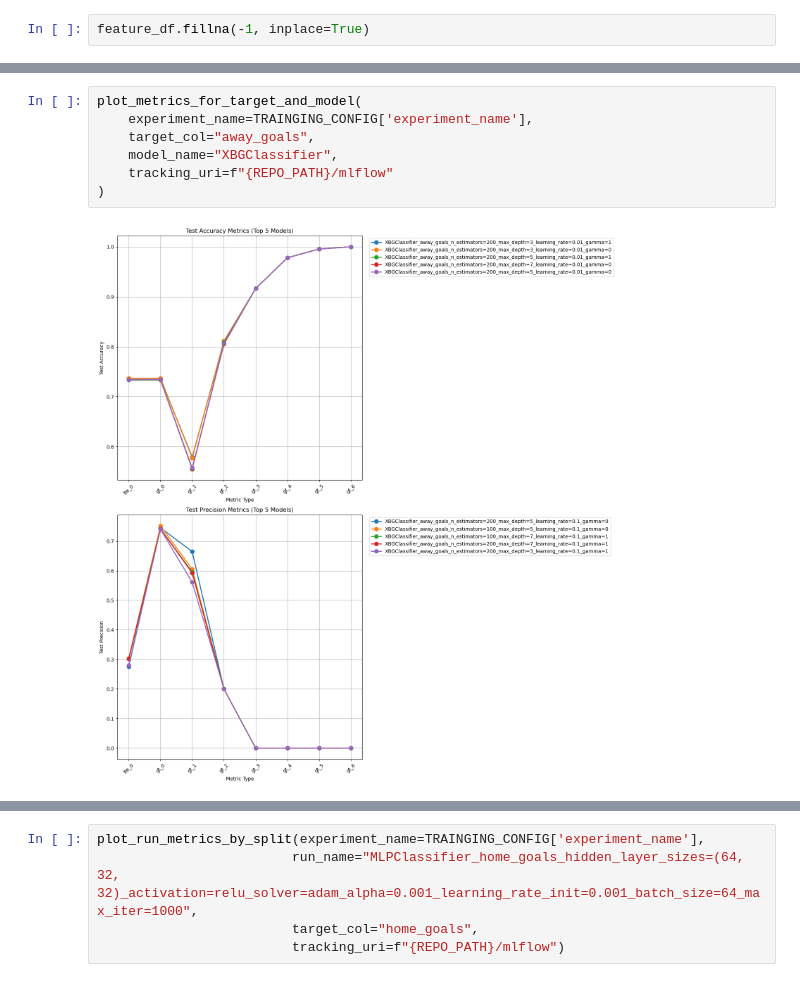
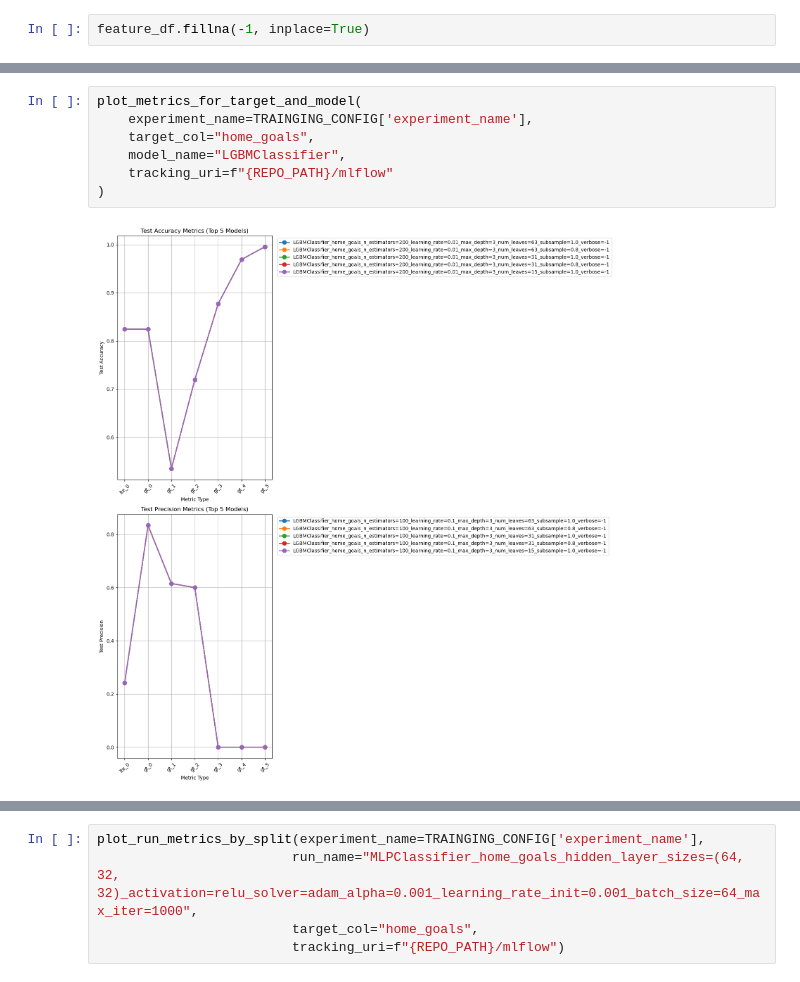
Before and after one commit to 1111111huang/betbot, a Jupyter notebook: notebooks/modeling/baseline.ipynb, the cells around one changed output, grey strips where cells are left out. Saved outputs shown, nothing was run; the diff lists cells and outputs as text.

```diff
--- a/notebooks/modeling/baseline.ipynb
+++ b/notebooks/modeling/baseline.ipynb
@@ -102,12 +102,12 @@ Logged cross-validation metrics for away_goals with params: {'n_estimators': 200
 # %%
 plot_metrics_for_target_and_model(
     experiment_name=TRAINGING_CONFIG['experiment_name'],
-    target_col="away_goals",
-    model_name="XBGClassifier",
+    target_col="home_goals",
+    model_name="LGBMClassifier",
     tracking_uri=f"{REPO_PATH}/mlflow"
 )
 # %% [output]
-[figure, old version]
+[figure, new version]
 # %%
 plot_metrics_for_target_and_model(
     experiment_name=TRAINGING_CONFIG['experiment_name'],
```
Also changed, not shown: parts of 3 cells of this notebook.
